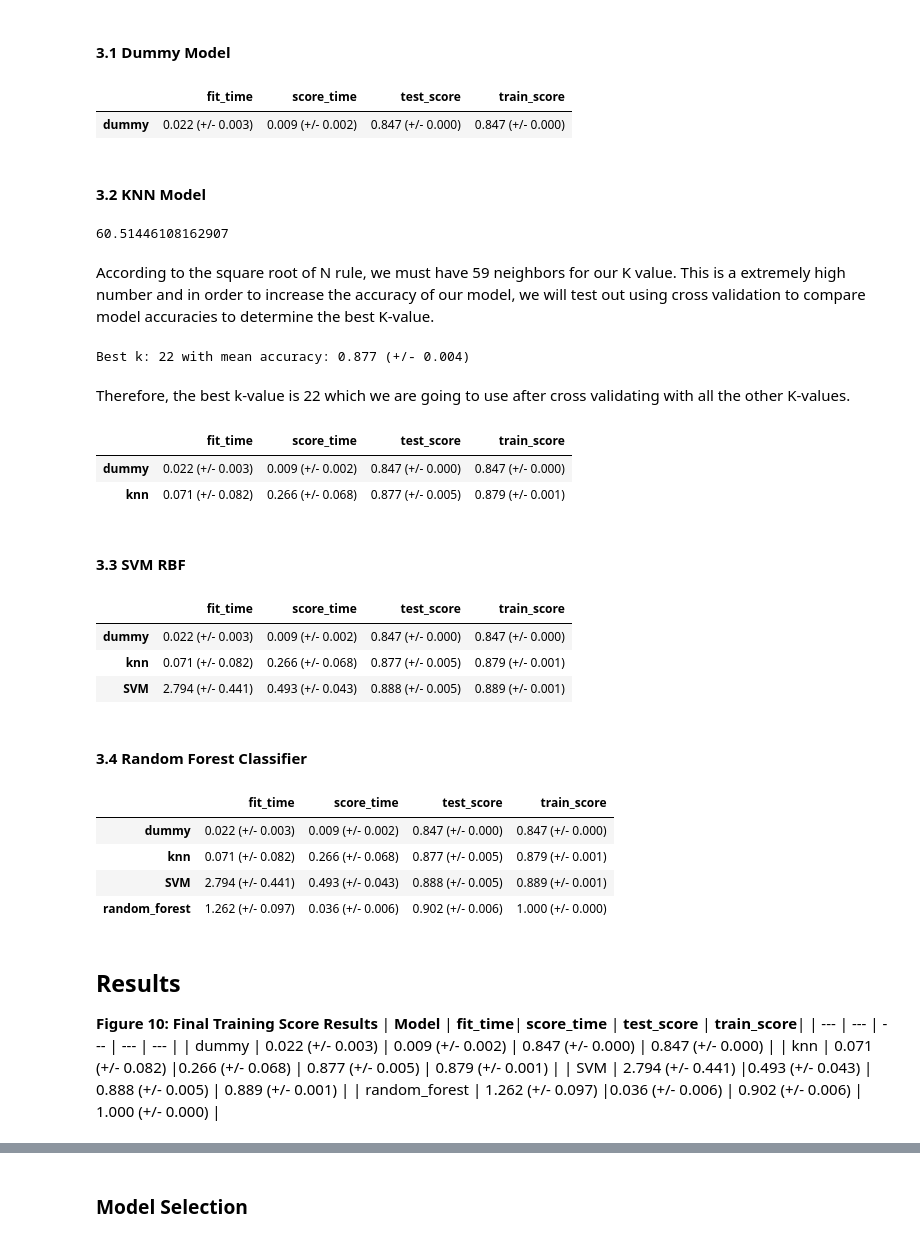
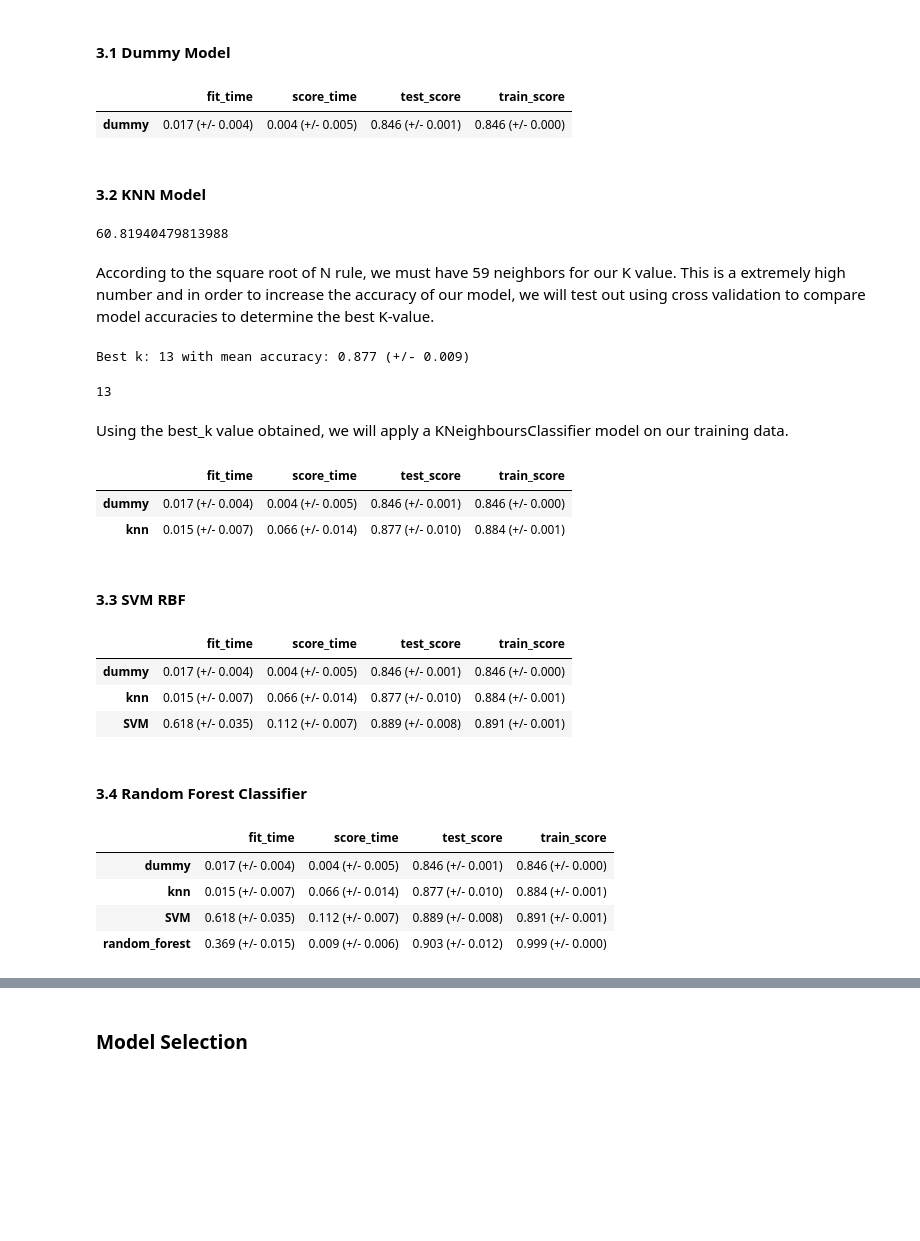
Before and after one commit to DSCI-310-2024/DSCI-310_Group-Project_Group8_Purchasing-Intent-Analysis, a Jupyter notebook: project/Milestone1.ipynb, the cells around one changed output, grey strips where cells are left out. Saved outputs shown, nothing was run; the diff lists cells and outputs as text; code cells hidden in the pictures; blank space fills up the shorter version.

```diff
--- a/project/Milestone1.ipynb
+++ b/project/Milestone1.ipynb
@@ -487,18 +494,18 @@ train_data.head()
 # %%
-# splitting original dataset: 30% for the test set, 70% for train set
-train_df, test_df = train_test_split(train_data, test_size=0.3, random_state=123)
+# # splitting original dataset: 30% for the test set, 70% for train set
+# train_df, test_df = train_test_split(train_data, test_size=0.3, random_state=123)
 
-# creating X_train split
-X_train = train_df.drop(target, axis=1)
+# # creating X_train split
+# X_train = train_df.drop(target, axis=1)
 
-# creating y_train split
-y_train = train_df[target]
+# # creating y_train split
+# y_train = train_df[target]
 
-# creating X_test split
-X_test = test_df.drop(target, axis=1)
+# # creating X_test split
+# X_test = test_df.drop(target, axis=1)
 
-# creating y_test split
-y_test = test_df[target]
+# # creating y_test split
+# y_test = test_df[target]
 # %% [markdown]
 ### 2. Preprocessing and Transformations
 
@@ -525,3 +533,8 @@ y_test = test_df[target]
+# %%
+# y_train and y_test are transformed to numerical types here first as they cannot be included in the preprocessor
+
+y_train = y_train.astype(int)
+y_test = y_test.astype(int)
 # %%
 # defining the transformers
 
@@ -612,14 +626,14 @@ results_df = pd.DataFrame(results_dict).T
 results_df
 # %% [output]
 |  | fit_time | score_time | test_score | train_score |
-| dummy | 0.022 (+/- 0.003) | 0.009 (+/- 0.002) | 0.847 (+/- 0.000) | 0.847 (+/- 0.000) |
+| dummy | 0.017 (+/- 0.004) | 0.004 (+/- 0.005) | 0.846 (+/- 0.001) | 0.846 (+/- 0.000) |
 # %% [markdown]
 #### 3.2 KNN Model
 # %%
 import math
 math.sqrt(len(y_test))
 # %% [output]
-60.51446108162907
+60.81940479813988
 # %% [markdown]
 According to the square root of N rule, we must have 59 neighbors for our K value. This is a extremely high number and in order to increase the accuracy of our model, we will test out using cross validation to compare model accuracies to determine the best K-value.
 # %%
@@ -647,28 +661,32 @@ best_std = knn_results_df.loc[best_k, 'std_accuracy']
 
 print(f"Best k: {best_k} with mean accuracy: {best_score:.3f} (+/- {best_std:.3f})")
 # %% [output]
-Best k: 22 with mean accuracy: 0.877 (+/- 0.004)
+Best k: 13 with mean accuracy: 0.877 (+/- 0.009)
-# %% [markdown]
-Therefore, the best k-value is 22 which we are going to use after cross validating with all the other K-values.
+# %%
+print(best_k)
+# %% [output]
+13
+# %% [markdown]
+Using the best_k value obtained, we will apply a KNeighboursClassifier model on our training data.
 # %%
 # Make the kNN model
-kNN_model = KNeighborsClassifier(n_neighbors=22,p=2,metric='euclidean')
+kNN_model = KNeighborsClassifier(n_neighbors=best_k,p=2,metric='euclidean')
 
 # defining kNN classifer pipeline
 knn_pipe = make_pipeline(preprocessor, kNN_model)
 
 # fitting kNN model and reporting results to the results_dict
 results_dict["knn"] = mean_std_cross_val_scores(
     knn_pipe, X_train, y_train, cv=10, return_train_score=True
 )
 
 # viewing kNN classifier results
 results_df = pd.DataFrame(results_dict).T
 results_df
 # %% [output]
 |  | fit_time | score_time | test_score | train_score |
-| dummy | 0.022 (+/- 0.003) | 0.009 (+/- 0.002) | 0.847 (+/- 0.000) | 0.847 (+/- 0.000) |
-| knn | 0.071 (+/- 0.082) | 0.266 (+/- 0.068) | 0.877 (+/- 0.005) | 0.879 (+/- 0.001) |
+| dummy | 0.017 (+/- 0.004) | 0.004 (+/- 0.005) | 0.846 (+/- 0.001) | 0.846 (+/- 0.000) |
+| knn | 0.015 (+/- 0.007) | 0.066 (+/- 0.014) | 0.877 (+/- 0.010) | 0.884 (+/- 0.001) |
 # %% [markdown]
 #### 3.3 SVM RBF
 # %%
@@ -686,9 +704,9 @@ results_df = pd.DataFrame(results_dict).T
 results_df
 # %% [output]
 |  | fit_time | score_time | test_score | train_score |
-| dummy | 0.022 (+/- 0.003) | 0.009 (+/- 0.002) | 0.847 (+/- 0.000) | 0.847 (+/- 0.000) |
-| knn | 0.071 (+/- 0.082) | 0.266 (+/- 0.068) | 0.877 (+/- 0.005) | 0.879 (+/- 0.001) |
-| SVM | 2.794 (+/- 0.441) | 0.493 (+/- 0.043) | 0.888 (+/- 0.005) | 0.889 (+/- 0.001) |
+| dummy | 0.017 (+/- 0.004) | 0.004 (+/- 0.005) | 0.846 (+/- 0.001) | 0.846 (+/- 0.000) |
+| knn | 0.015 (+/- 0.007) | 0.066 (+/- 0.014) | 0.877 (+/- 0.010) | 0.884 (+/- 0.001) |
+| SVM | 0.618 (+/- 0.035) | 0.112 (+/- 0.007) | 0.889 (+/- 0.008) | 0.891 (+/- 0.001) |
 # %% [markdown]
 #### 3.4 Random Forest Classifier
 # %%
@@ -708,17 +726,7 @@ results_df = pd.DataFrame(results_dict).T
 results_df
 # %% [output]
 |  | fit_time | score_time | test_score | train_score |
-| dummy | 0.022 (+/- 0.003) | 0.009 (+/- 0.002) | 0.847 (+/- 0.000) | 0.847 (+/- 0.000) |
-| knn | 0.071 (+/- 0.082) | 0.266 (+/- 0.068) | 0.877 (+/- 0.005) | 0.879 (+/- 0.001) |
-| SVM | 2.794 (+/- 0.441) | 0.493 (+/- 0.043) | 0.888 (+/- 0.005) | 0.889 (+/- 0.001) |
-| random_forest | 1.262 (+/- 0.097) | 0.036 (+/- 0.006) | 0.902 (+/- 0.006) | 1.000 (+/- 0.000) |
+| dummy | 0.017 (+/- 0.004) | 0.004 (+/- 0.005) | 0.846 (+/- 0.001) | 0.846 (+/- 0.000) |
+| knn | 0.015 (+/- 0.007) | 0.066 (+/- 0.014) | 0.877 (+/- 0.010) | 0.884 (+/- 0.001) |
+| SVM | 0.618 (+/- 0.035) | 0.112 (+/- 0.007) | 0.889 (+/- 0.008) | 0.891 (+/- 0.001) |
+| random_forest | 0.369 (+/- 0.015) | 0.009 (+/- 0.006) | 0.903 (+/- 0.012) | 0.999 (+/- 0.000) |
-# %% [markdown]
-## Results
-
-**Figure 10: Final Training Score Results**
-| **Model** | **fit_time**| **score_time** | **test_score** | **train_score**|
-| --- | --- | --- | --- | --- |
-| dummy | 0.022 (+/- 0.003) | 0.009 (+/- 0.002) | 0.847 (+/- 0.000) | 0.847 (+/- 0.000) |
-| knn | 0.071 (+/- 0.082) |0.266 (+/- 0.068) | 0.877 (+/- 0.005) | 0.879 (+/- 0.001) |
-| SVM | 2.794 (+/- 0.441) |0.493 (+/- 0.043)	 | 0.888 (+/- 0.005) | 0.889 (+/- 0.001) |
-| random_forest	 | 1.262 (+/- 0.097)	 |0.036 (+/- 0.006)	 | 0.902 (+/- 0.006) | 1.000 (+/- 0.000) |
```
Also changed, not shown: parts of 19 cells of this notebook.
